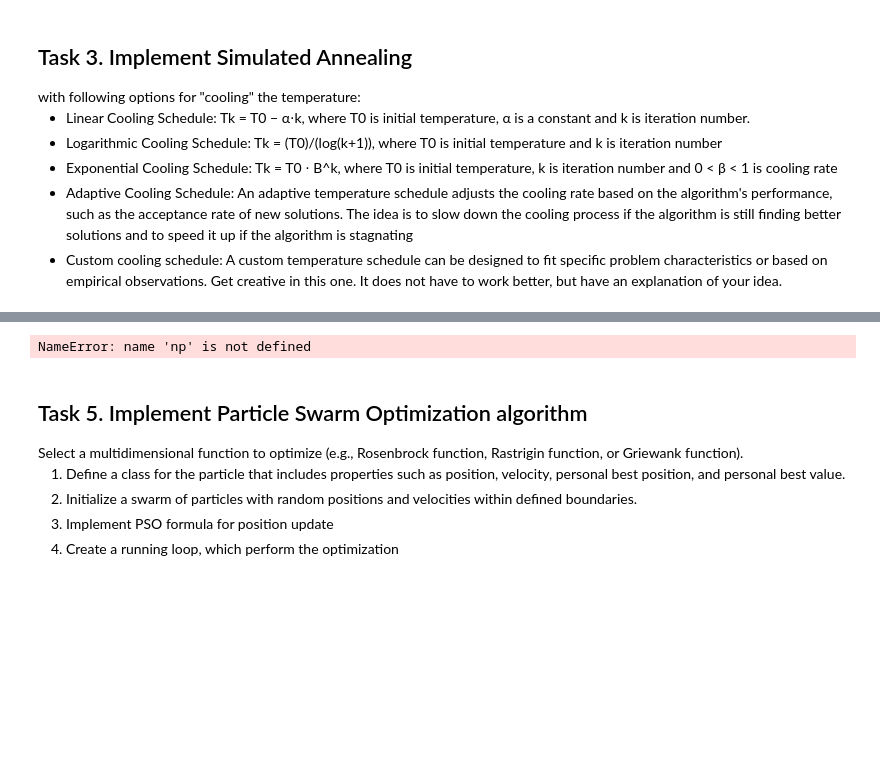
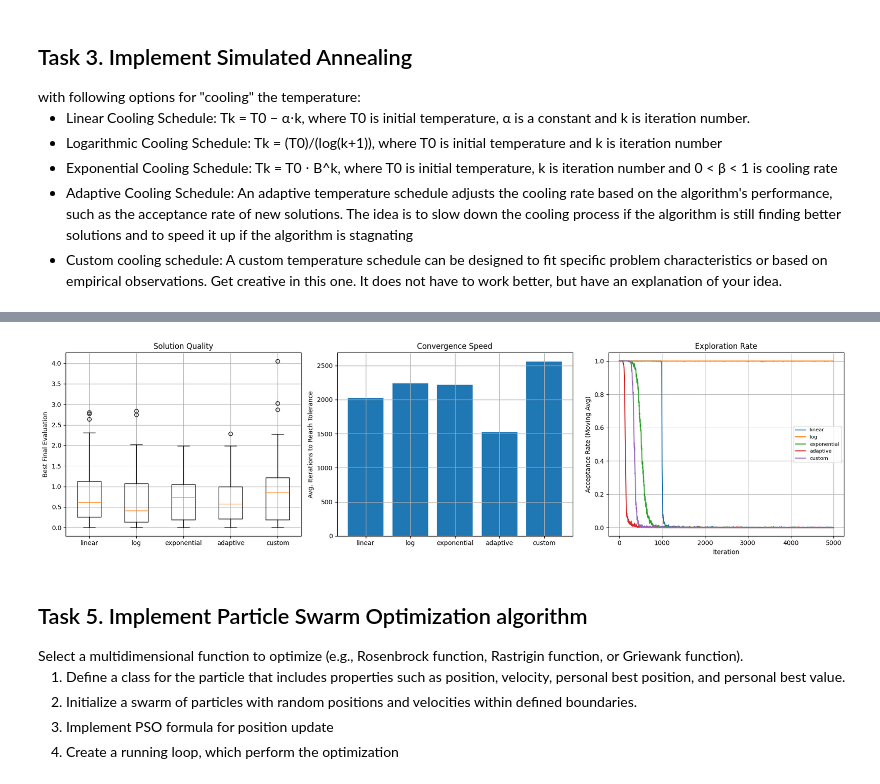
Before and after one commit to MarioSomodi/Optimization-Algorithms, a Jupyter notebook: OABOEC_Project_Mario_Somodi.ipynb, the cells around one changed output, grey strips where cells are left out. Saved outputs shown, nothing was run; the diff lists cells and outputs as text; code cells hidden in the pictures; blank space fills up the shorter version.

```diff
--- a/OABOEC_Project_Mario_Somodi.ipynb
+++ b/OABOEC_Project_Mario_Somodi.ipynb
@@ -418,17 +428,11 @@ Define Metrics for Evaluation:
 <p> Use Rastrigin function  as objective function for evaluation. Google how it looks, it is a function with a lot of local minima and only one global minima. You will have to run each setup multiple times. Create a table with results, visualize it using boxplots (for example). Compare mean values of metrics and based on that draw conclusions. </p>
 <img src="https://upload.wikimedia.org/wikipedia/commons/8/8b/Rastrigin_function.png" alt="Example Image" width="300" height="200">
-# %%
-def rastrigin(x):
-    A = 10
-    n = len(x) # determine the dimensions
-    return A * n + sum(x_i**2 - A * np.cos(2 * np.pi * x_i) for x_i in x)
-
-# Example usage
-x = np.array([1.2, 2.3]) # you can work 2 dimensions so it is easier to visualize later
-value = rastrigin(x)
-print(f'Rastrigin function value at {x}: {value}')
-# %% [output]
-NameError: name 'np' is not defined
+# %%
+from evaluations.sa_schedule_evaluation import run_experiment, plot_all
+results = run_experiment()
+plot_all(results)
+# %% [output]
+[figure, added]
 # %% [markdown]
 <h2> Task 5. Implement Particle Swarm Optimization algorithm </h2>
 Select a multidimensional function to optimize (e.g., Rosenbrock function, Rastrigin function, or Griewank function).
```
Also changed, not shown: parts of 6 cells of this notebook, 3 other files.
